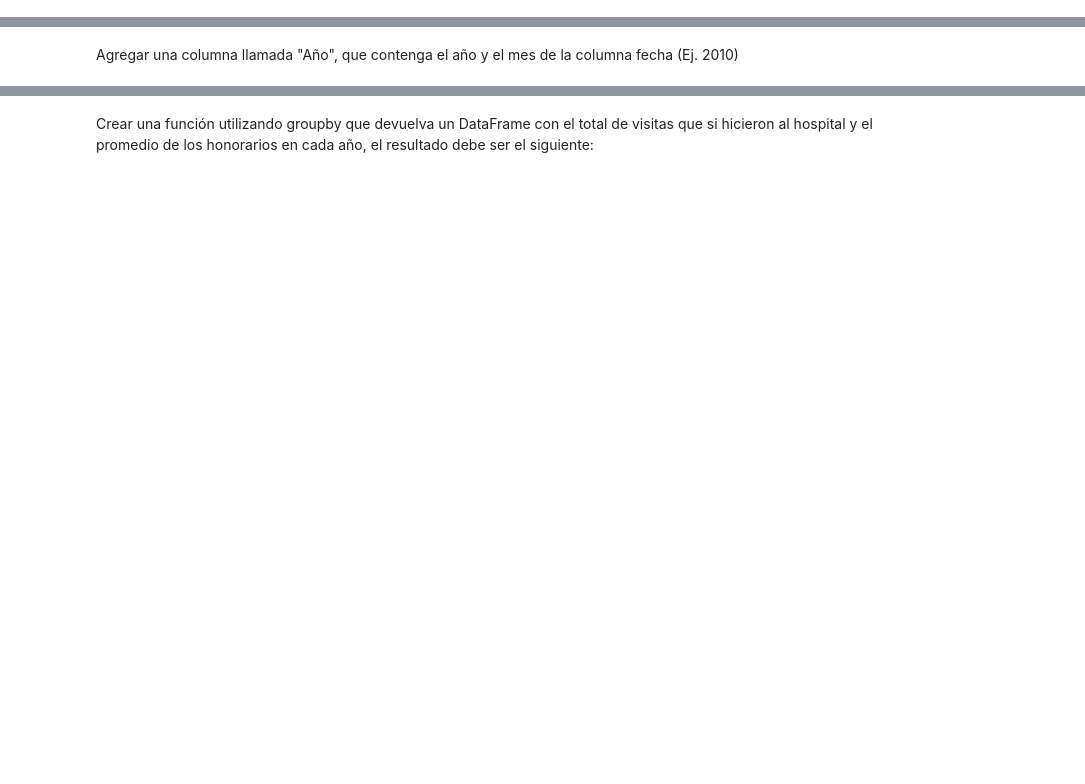
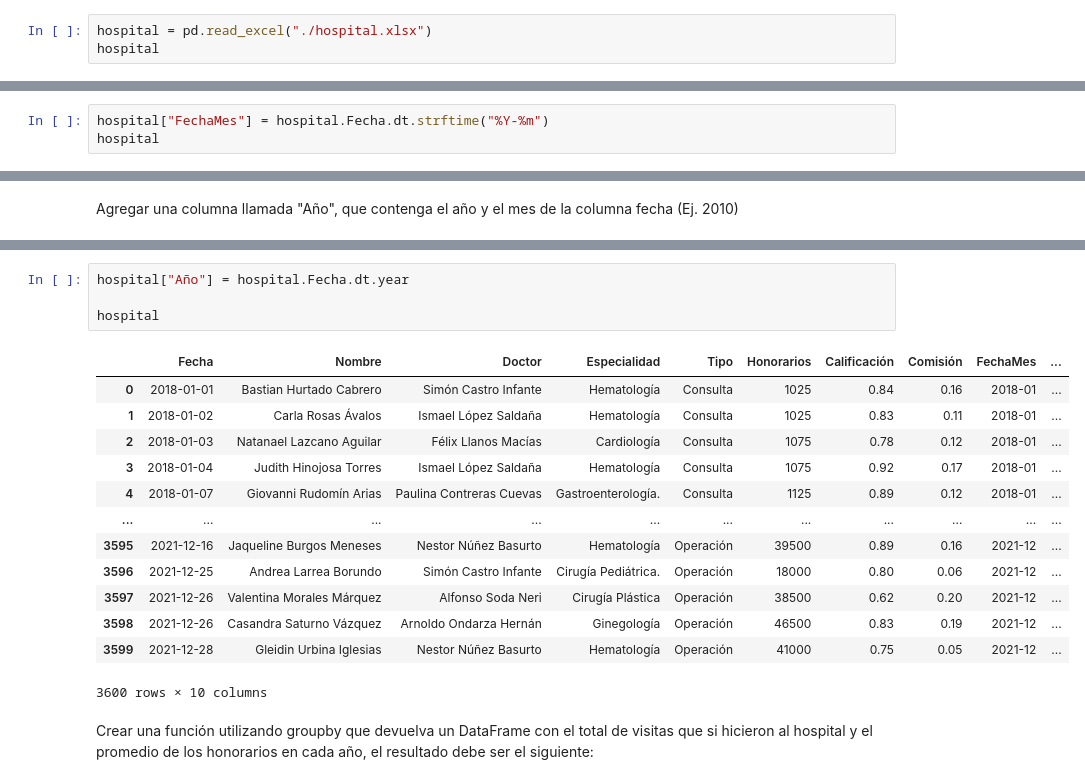
Before and after one commit to alcazarpedro/project_numpy_pandas, a Jupyter notebook: pandas_dtascience/6_Proyecto final/Proyecto Final 24 Ejercicios.ipynb, the cells around one changed output, grey strips where cells are left out. Saved outputs shown, nothing was run; the diff lists cells and outputs as text; blank space fills up the shorter version.

```diff
--- a/pandas_dtascience/6_Proyecto final/Proyecto Final 24 Ejercicios.ipynb
+++ b/pandas_dtascience/6_Proyecto final/Proyecto Final 24 Ejercicios.ipynb
@@ -406,0 +410,3 @@ Utilizar pandas para importar los datos del archivo "hospital.xlsx" en la variab
+# %%
+hospital = pd.read_excel("./hospital.xlsx")
+hospital
@@ -408,3 +428,6 @@ Utilizar pandas para importar los datos del archivo "hospital.xlsx" en la variab
 Agregar una columna llamada "FechaMes", que contenga el año y el mes de la columna fecha (Ej. 2010-03)
 # %% [markdown]
 ![Resuelto](./Img_24_Ejercicios/Act13Img1.png)
+# %%
+hospital["FechaMes"] = hospital.Fecha.dt.strftime("%Y-%m")
+hospital
@@ -412,6 +449,24 @@ Agregar una columna llamada "FechaMes", que contenga el año y el mes de la colu
 Agregar una columna llamada "Año", que contenga el año y el mes de la columna fecha (Ej. 2010)
 # %% [markdown]
 ![Resuelto](./Img_24_Ejercicios/Act13Img2.png)
+# %%
+hospital["Año"] = hospital.Fecha.dt.year
+
+hospital
+# %% [output]
+|  | Fecha | Nombre | Doctor | Especialidad | Tipo | Honorarios | Calificación | Comisión | FechaMes | ... |
+| 0 | 2018-01-01 | Bastian Hurtado Cabrero | Simón Castro Infante | Hematología | Consulta | 1025 | 0.84 | 0.16 | 2018-01 | ... |
+| 1 | 2018-01-02 | Carla Rosas Ávalos | Ismael López Saldaña | Hematología | Consulta | 1025 | 0.83 | 0.11 | 2018-01 | ... |
+| 2 | 2018-01-03 | Natanael Lazcano Aguilar | Félix Llanos Macías | Cardiología | Consulta | 1075 | 0.78 | 0.12 | 2018-01 | ... |
+| 3 | 2018-01-04 | Judith Hinojosa Torres | Ismael López Saldaña | Hematología | Consulta | 1075 | 0.92 | 0.17 | 2018-01 | ... |
+| 4 | 2018-01-07 | Giovanni Rudomín Arias | Paulina Contreras Cuevas | Gastroenterología. | Consulta | 1125 | 0.89 | 0.12 | 2018-01 | ... |
+| ... | ... | ... | ... | ... | ... | ... | ... | ... | ... | ... |
+| 3595 | 2021-12-16 | Jaqueline Burgos Meneses | Nestor Núñez Basurto | Hematología | Operación | 39500 | 0.89 | 0.16 | 2021-12 | ... |
+| 3596 | 2021-12-25 | Andrea Larrea Borundo | Simón Castro Infante | Cirugía Pediátrica. | Operación | 18000 | 0.80 | 0.06 | 2021-12 | ... |
+| 3597 | 2021-12-26 | Valentina Morales Márquez | Alfonso Soda Neri | Cirugía Plástica | Operación | 38500 | 0.62 | 0.20 | 2021-12 | ... |
+| 3598 | 2021-12-26 | Casandra Saturno Vázquez | Arnoldo Ondarza Hernán | Ginegología | Operación | 46500 | 0.83 | 0.19 | 2021-12 | ... |
+| 3599 | 2021-12-28 | Gleidin Urbina Iglesias | Nestor Núñez Basurto | Hematología | Operación | 41000 | 0.75 | 0.05 | 2021-12 | ... |
+3600 rows × 10 columns
 # %% [markdown]
 Crear una función utilizando groupby que devuelva un DataFrame con el total de visitas que si hicieron al hospital y el promedio de los honorarios en cada año, el resultado debe ser el siguiente:
 # %% [markdown]
```
Also changed, not shown: parts of 15 cells of this notebook.
